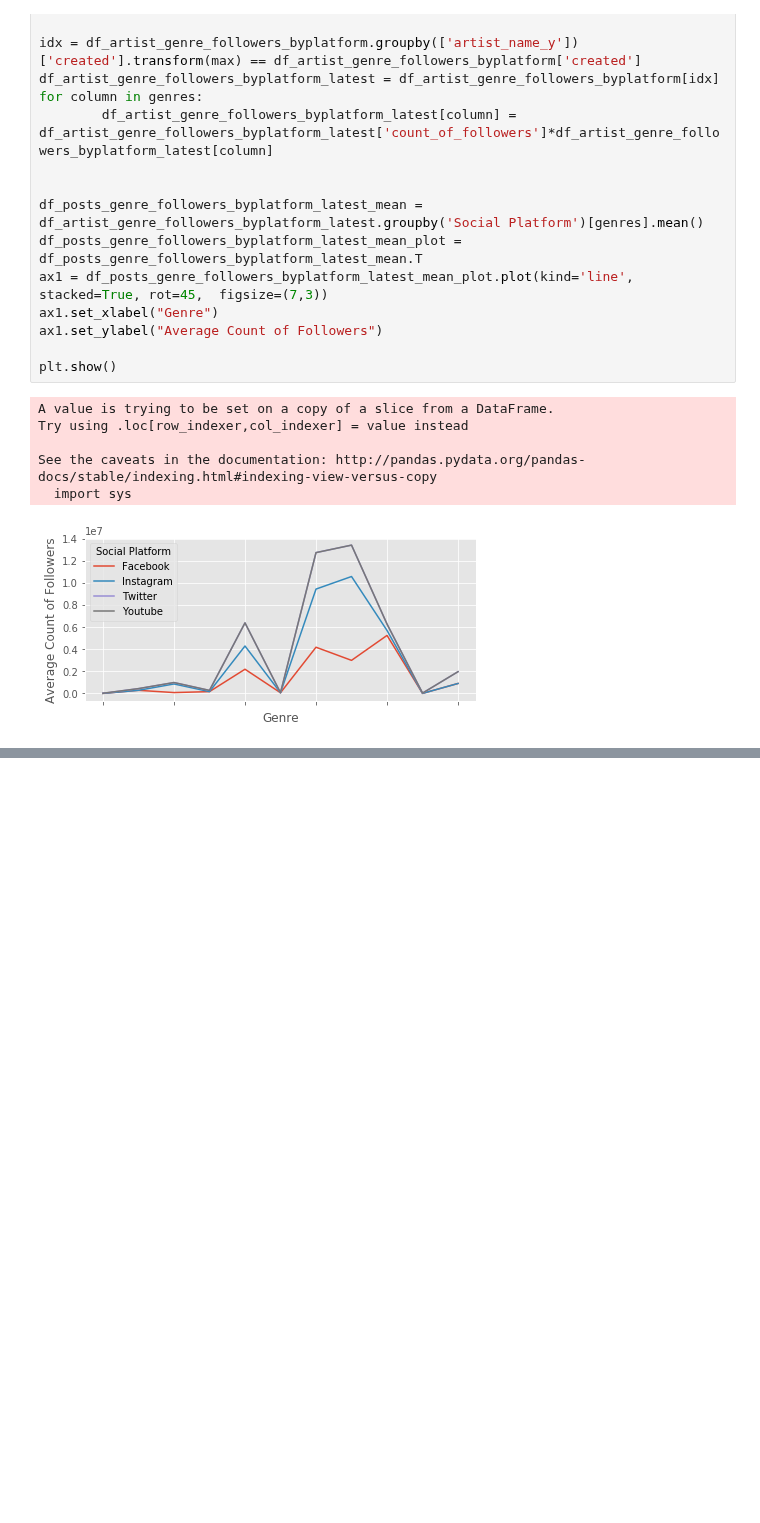
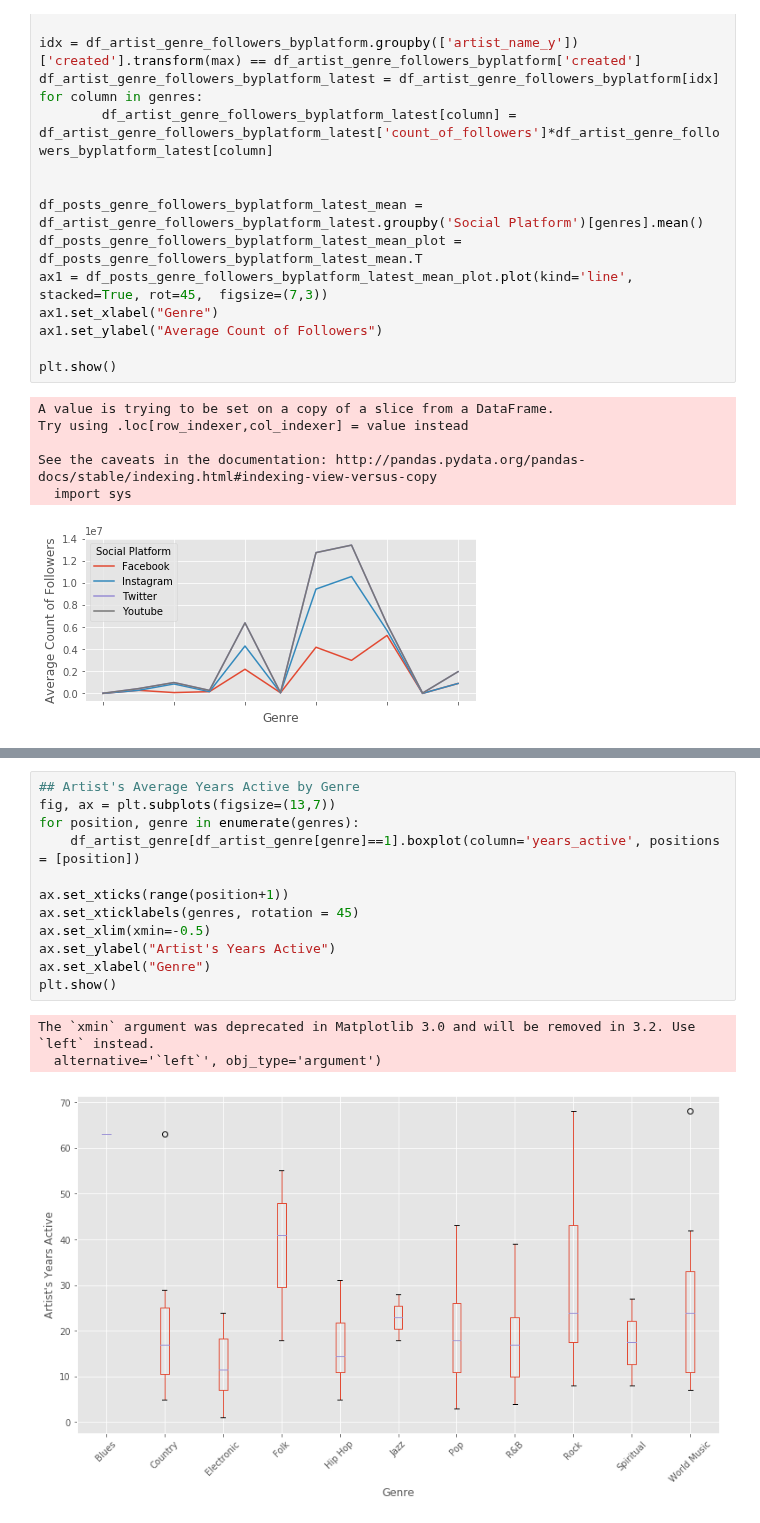
Before and after one commit to ghazalerfani/SocialMedia-Music, a Jupyter notebook: CleanedDatasets/EDA Task 2.ipynb, the cells around one changed output, grey strips where cells are left out. Drawn from its saved outputs; the diff is of its cells as text; blank space fills up the shorter version.

```diff
--- a/CleanedDatasets/EDA Task 2.ipynb
+++ b/CleanedDatasets/EDA Task 2.ipynb
@@ -250,0 +307,16 @@ df_posts_genre_followers_byplatform_latest_mean
+# %%
+## Artist's Average Years Active by Genre
+fig, ax = plt.subplots(figsize=(13,7))
+for position, genre in enumerate(genres):
+    df_artist_genre[df_artist_genre[genre]==1].boxplot(column='years_active', positions = [position])
+
+ax.set_xticks(range(position+1))
+ax.set_xticklabels(genres, rotation = 45)
+ax.set_xlim(xmin=-0.5)
+ax.set_ylabel("Artist's Years Active")
+ax.set_xlabel("Genre")
+plt.show()
+# %% [output]
+The `xmin` argument was deprecated in Matplotlib 3.0 and will be removed in 3.2. Use `left` instead.
+  alternative='`left`', obj_type='argument')
+[figure, added]
```
Also changed, not shown: parts of 10 cells of this notebook, 1 other file.
